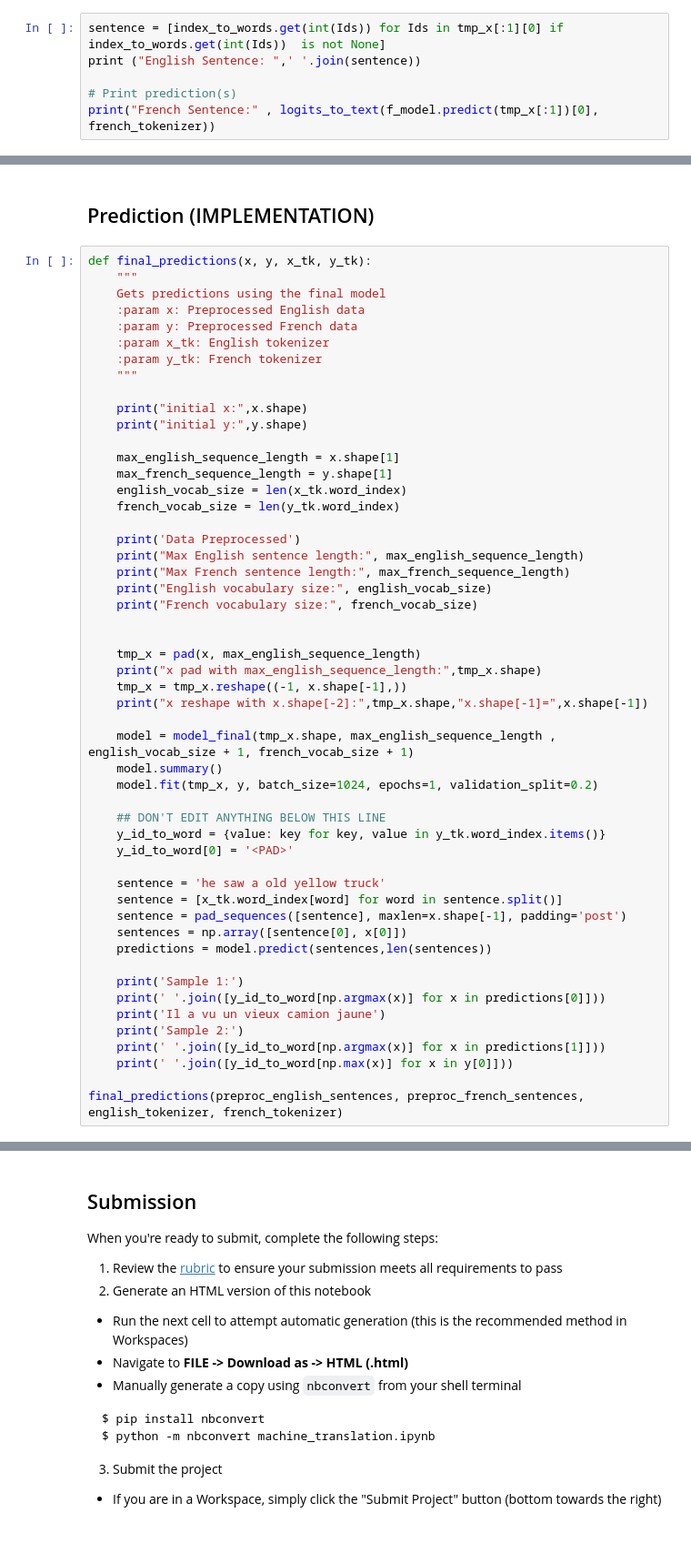
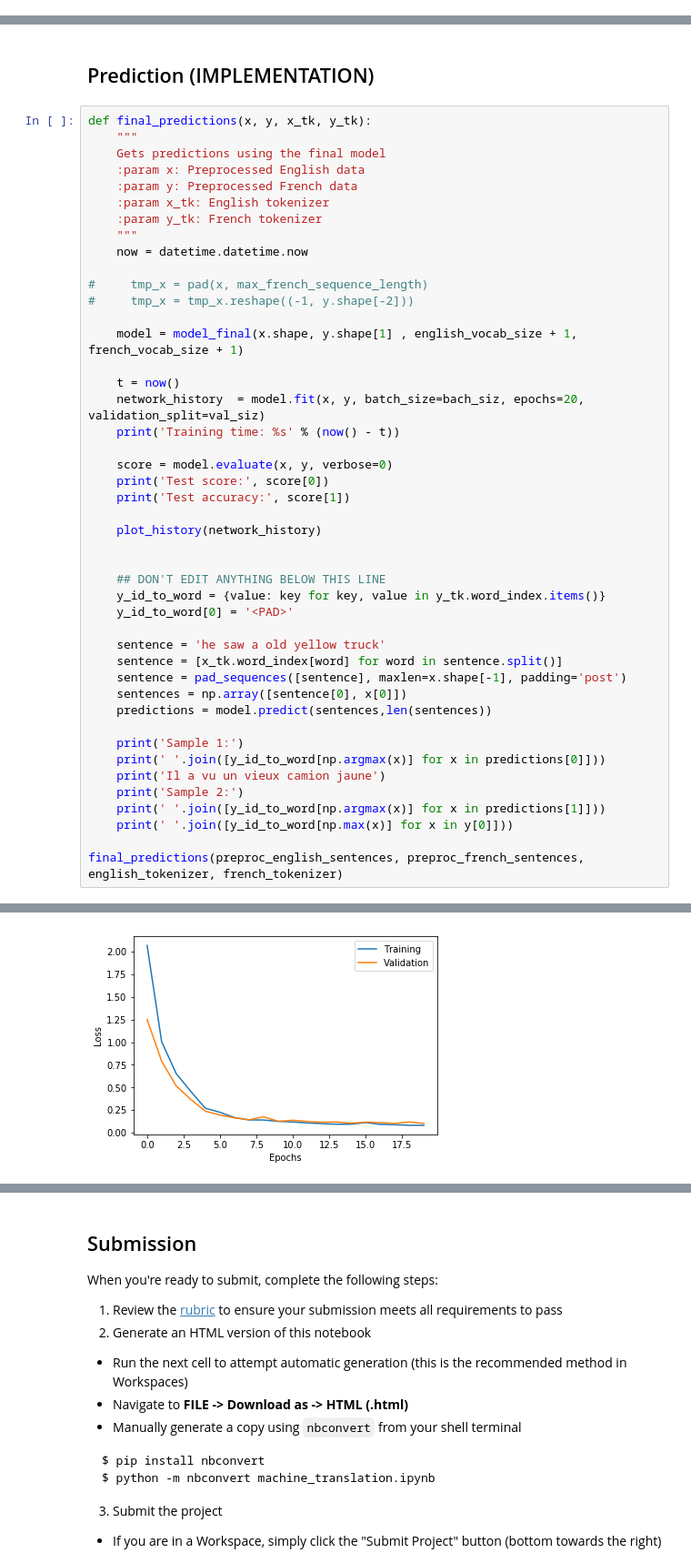
Before and after one commit to Rababalkhalifa/machine_translation, a Jupyter notebook: machine_translation.ipynb, the cells around one changed output, grey strips where cells are left out. Shown: that part at 91% size. Saved outputs shown, nothing was run; the diff lists cells and outputs as text; blank space fills up the shorter version.

Commit message:
submission 2 - final accuracy 0.97

```diff
--- a/machine_translation.ipynb
+++ b/machine_translation.ipynb
@@ -906,6 +876,0 @@ index_to_words[0] = ''
-# %%
-sentence = [index_to_words.get(int(Ids)) for Ids in tmp_x[:1][0] if index_to_words.get(int(Ids))  is not None]
-print ("English Sentence: ",' '.join(sentence))
-
-# Print prediction(s)
-print("French Sentence:" , logits_to_text(f_model.predict(tmp_x[:1])[0], french_tokenizer))
@@ -923,30 +885,23 @@ def final_predictions(x, y, x_tk, y_tk):
     :param x_tk: English tokenizer
     :param y_tk: French tokenizer
     """
+    now = datetime.datetime.now
 
-    print("initial x:",x.shape)
-    print("initial y:",y.shape)
+#     tmp_x = pad(x, max_french_sequence_length)
+#     tmp_x = tmp_x.reshape((-1, y.shape[-2]))
 
-    max_english_sequence_length = x.shape[1]
-    max_french_sequence_length = y.shape[1]
-    english_vocab_size = len(x_tk.word_index)
-    french_vocab_size = len(y_tk.word_index)
+    model = model_final(x.shape, y.shape[1] , english_vocab_size + 1, french_vocab_size + 1)
 
-    print('Data Preprocessed')
-    print("Max English sentence length:", max_english_sequence_length)
-    print("Max French sentence length:", max_french_sequence_length)
-    print("English vocabulary size:", english_vocab_size)
-    print("French vocabulary size:", french_vocab_size)
+    t = now()
+    network_history  = model.fit(x, y, batch_size=bach_siz, epochs=20, validation_split=val_siz)
+    print('Training time: %s' % (now() - t))
 
+    score = model.evaluate(x, y, verbose=0)
+    print('Test score:', score[0])
+    print('Test accuracy:', score[1])
 
-    tmp_x = pad(x, max_english_sequence_length)
-    print("x pad with max_english_sequence_length:",tmp_x.shape)
-    tmp_x = tmp_x.reshape((-1, x.shape[-1],))
-    print("x reshape with x.shape[-2]:",tmp_x.shape,"x.shape[-1]=",x.shape[-1])
+    plot_history(network_history)
 
-    model = model_final(tmp_x.shape, max_english_sequence_length , english_vocab_size + 1, french_vocab_size + 1)
-    model.summary()
-    model.fit(tmp_x, y, batch_size=1024, epochs=1, validation_split=0.2)
 
     ## DON'T EDIT ANYTHING BELOW THIS LINE
     y_id_to_word = {value: key for key, value in y_tk.word_index.items()}
@@ -986,0 +942 @@ _________________________________________________________________
+[figure, added]
```
Also changed, not shown: parts of 29 cells of this notebook.
